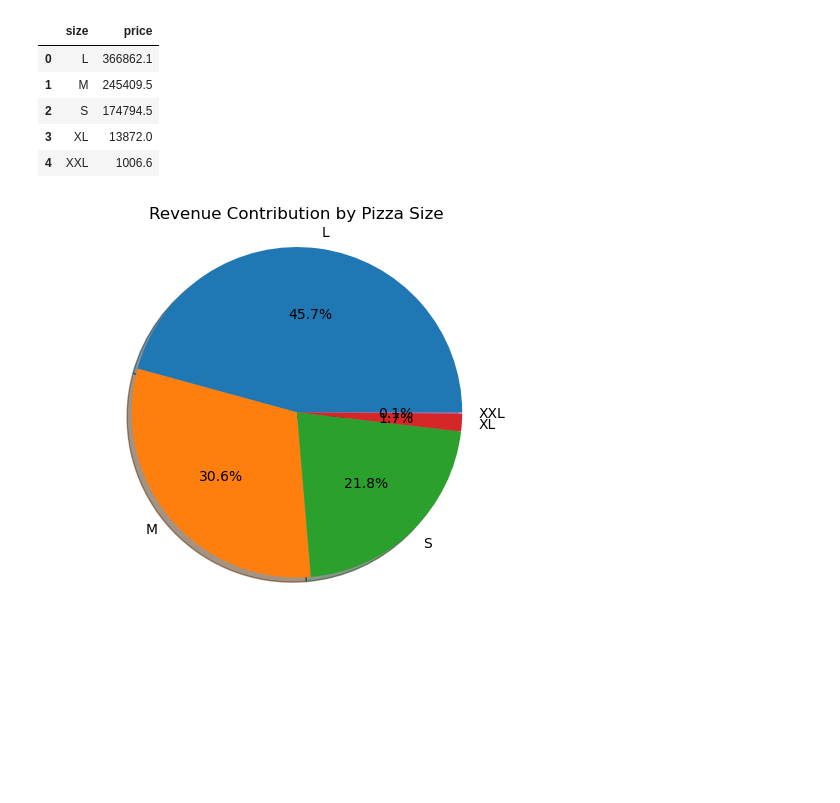
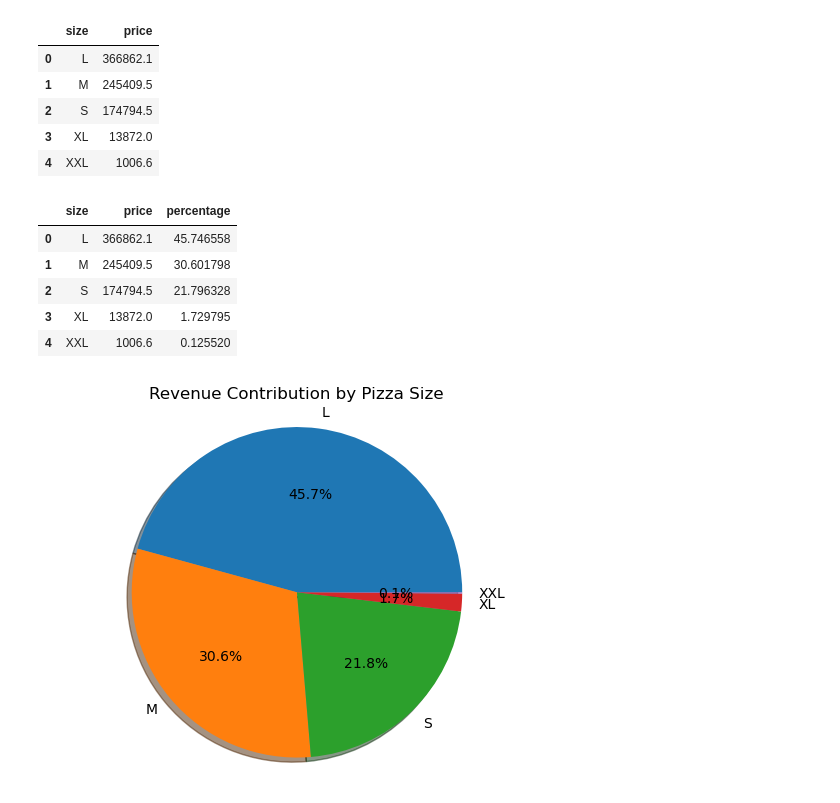
Before and after one commit to ifyyoyo/Pizza-Sale-Analysis, a Jupyter notebook: Pizza Sale Analysis.ipynb, the cells around one changed output. Saved outputs shown, nothing was run; the diff lists cells and outputs as text; code cells hidden in the pictures; blank space fills up the shorter version.

```diff
--- a/Pizza Sale Analysis.ipynb
+++ b/Pizza Sale Analysis.ipynb
@@ -445,6 +445,14 @@ pizza_revenue
 total_revenue = pizza_revenue['price'].sum()
 # %%
 pizza_revenue['percentage'] = pizza_revenue['price']/total_revenue * 100
+pizza_revenue
+# %% [output]
+|  | size | price | percentage |
+| 0 | L | 366862.1 | 45.746558 |
+| 1 | M | 245409.5 | 30.601798 |
+| 2 | S | 174794.5 | 21.796328 |
+| 3 | XL | 13872.0 | 1.729795 |
+| 4 | XXL | 1006.6 | 0.125520 |
 # %%
 fig, ax = plt.subplots()
 ax.pie(pizza_revenue['percentage'], labels=pizza_revenue['size'], autopct='%1.1f%%', shadow=True)
```
Also changed, not shown: parts of 18 cells of this notebook.
